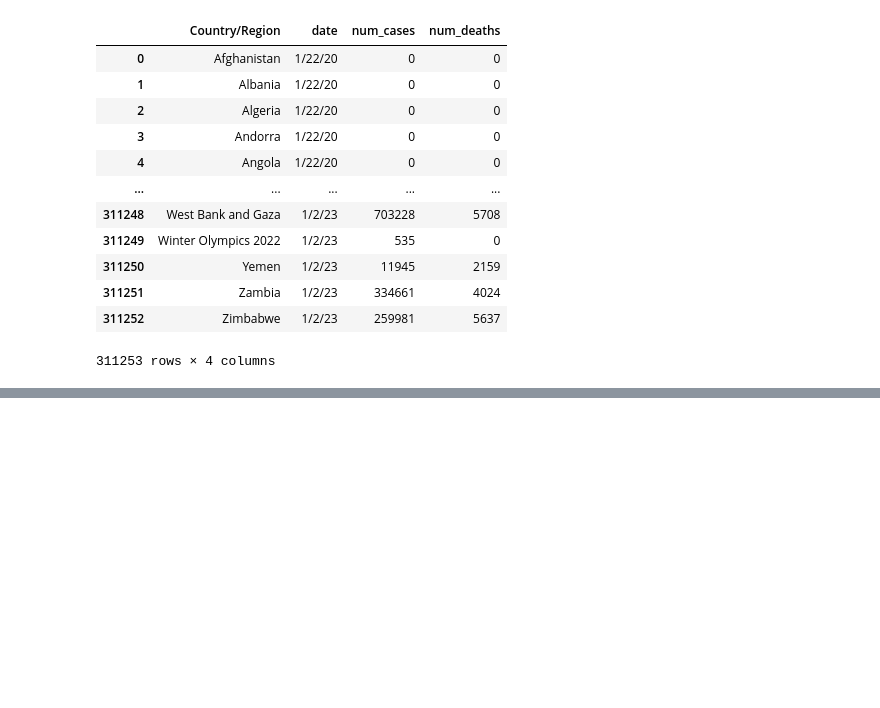
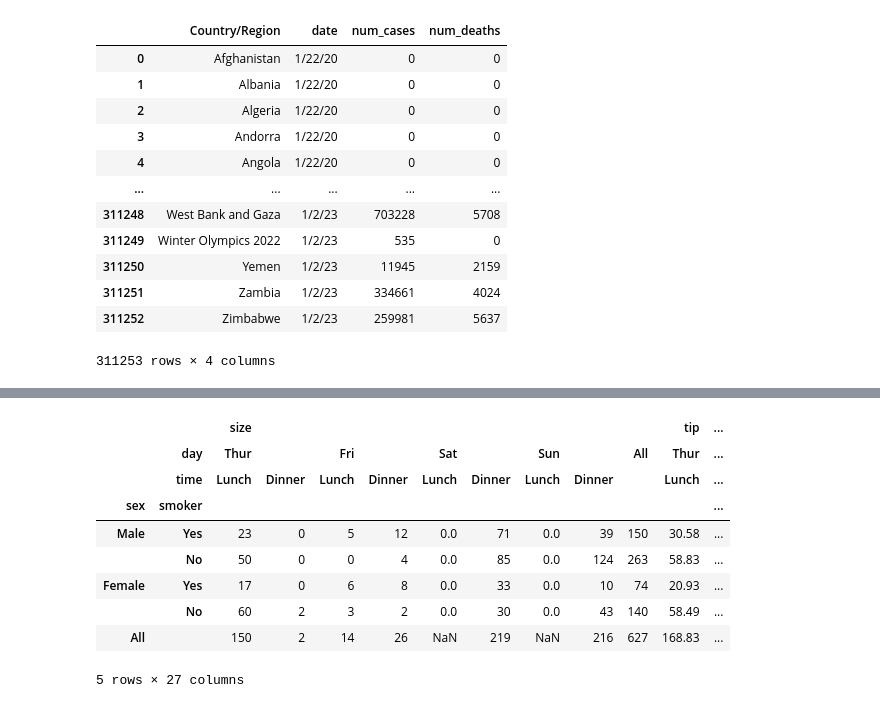
Before and after one commit to ShashiDivs/CampusX, a Jupyter notebook: multiindex.ipynb, the cells around one changed output, grey strips where cells are left out. Saved outputs shown, nothing was run; the diff lists cells and outputs as text; code cells hidden in the pictures; blank space fills up the shorter version.

Commit message:
Time

```diff
--- a/multiindex.ipynb
+++ b/multiindex.ipynb
@@ -590,0 +588,3 @@ The pivot table takes simple column-wise data as input, and groups the entries i
+# %%
+dfs = sns.load_dataset('tips')
+dfs
@@ -590,0 +679,13 @@ The pivot table takes simple column-wise data as input, and groups the entries i
+# %%
+dfs.pivot_table(index=['sex','smoker'],columns=['day','time'],aggfunc='sum',margins=True)
+# %% [output]
+|  |  | size |  |  |  |  |  |  |  |  | tip | ... |
+|  | day | Thur |  | Fri |  | Sat |  | Sun |  | All | Thur | ... |
+|  | time | Lunch | Dinner | Lunch | Dinner | Lunch | Dinner | Lunch | Dinner |  | Lunch | ... |
+| sex | smoker |  |  |  |  |  |  |  |  |  |  | ... |
+| Male | Yes | 23 | 0 | 5 | 12 | 0.0 | 71 | 0.0 | 39 | 150 | 30.58 | ... |
+|  | No | 50 | 0 | 0 | 4 | 0.0 | 85 | 0.0 | 124 | 263 | 58.83 | ... |
+| Female | Yes | 17 | 0 | 6 | 8 | 0.0 | 33 | 0.0 | 10 | 74 | 20.93 | ... |
+|  | No | 60 | 2 | 3 | 2 | 0.0 | 30 | 0.0 | 43 | 140 | 58.49 | ... |
+| All |  | 150 | 2 | 14 | 26 | NaN | 219 | NaN | 216 | 627 | 168.83 | ... |
+5 rows × 27 columns
```
Also changed, not shown: parts of 22 cells of this notebook, 2 other files.
